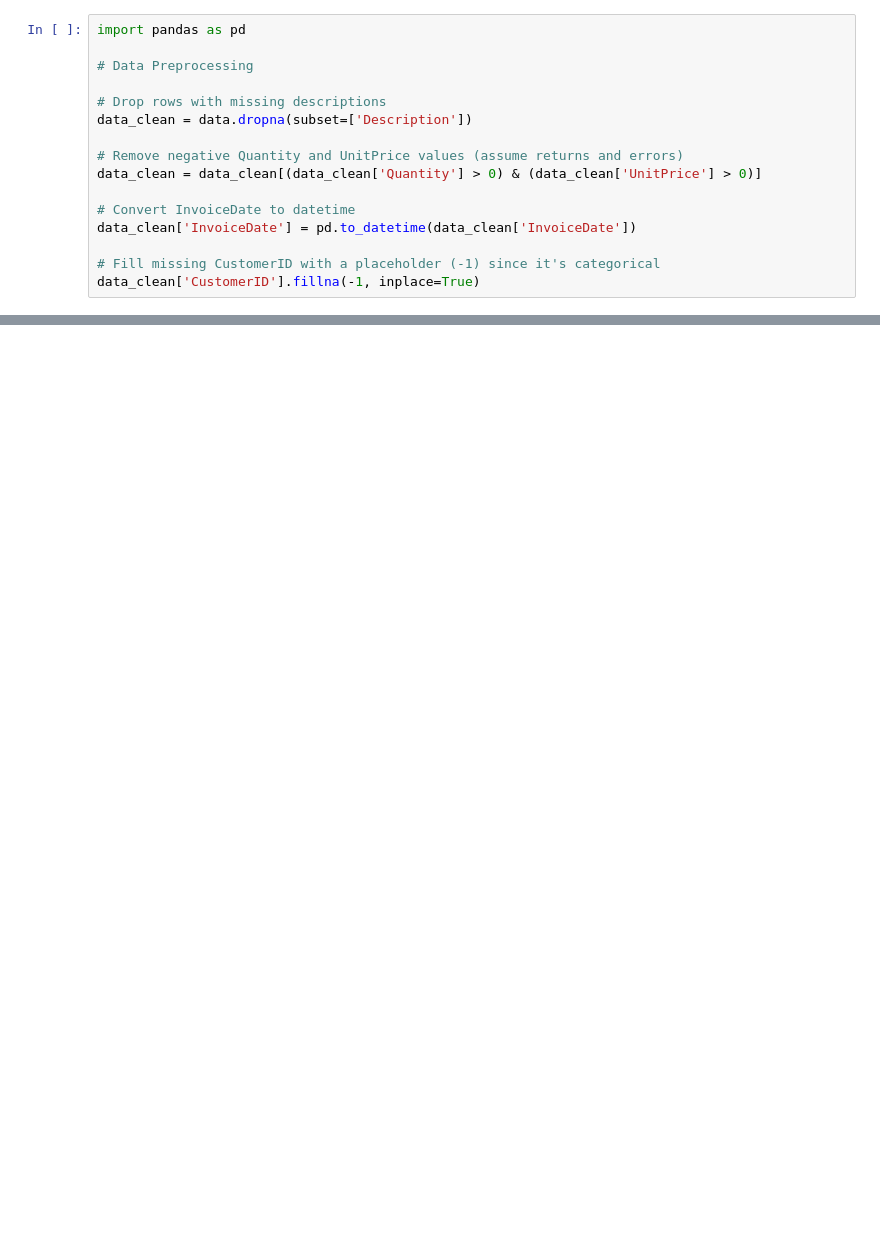
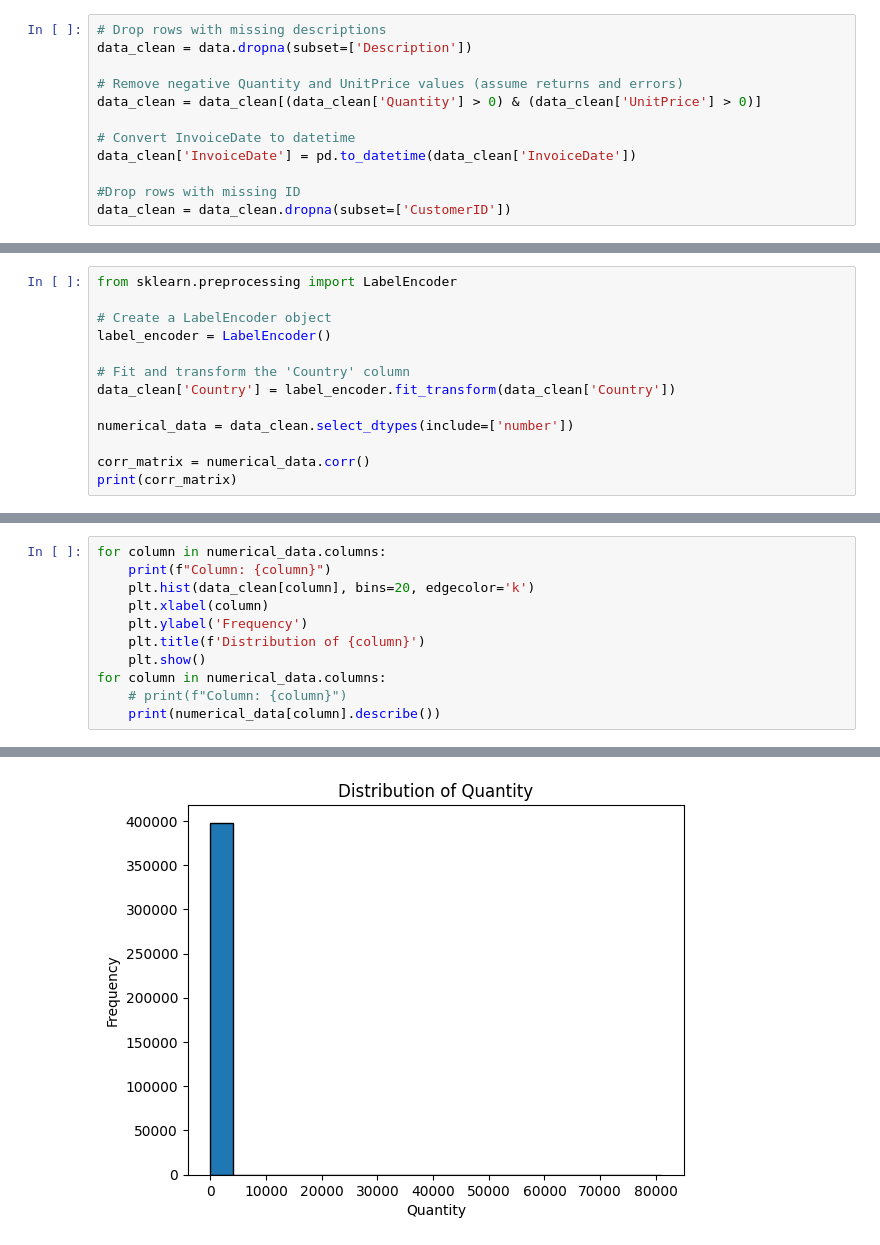
Before and after one commit to ZachUCSD/CSE-150A-Group-Project, a Jupyter notebook: CSE_150A_Group_Project.ipynb, the cells around one changed output, grey strips where cells are left out. Drawn from its saved outputs; the diff is of its cells as text; blank space fills up the shorter version.

```diff
--- a/CSE_150A_Group_Project.ipynb
+++ b/CSE_150A_Group_Project.ipynb
@@ -80,8 +94,4 @@ dtype: bool
 # %%
-import pandas as pd
-
-# Data Preprocessing
-
 # Drop rows with missing descriptions
 data_clean = data.dropna(subset=['Description'])
 
@@ -91,6 +101,6 @@ data_clean = data_clean[(data_clean['Quantity'] > 0) & (data_clean['UnitPrice']
 # Convert InvoiceDate to datetime
 data_clean['InvoiceDate'] = pd.to_datetime(data_clean['InvoiceDate'])
 
-# Fill missing CustomerID with a placeholder (-1) since it's categorical
-data_clean['CustomerID'].fillna(-1, inplace=True)
+#Drop rows with missing ID
+data_clean = data_clean.dropna(subset=['CustomerID'])
 # %% [output]
@@ -102,0 +112,13 @@ For example, when doing 'df[col].method(value, inplace=True)', try using 'df.met
+# %%
+from sklearn.preprocessing import LabelEncoder
+
+# Create a LabelEncoder object
+label_encoder = LabelEncoder()
+
+# Fit and transform the 'Country' column
+data_clean['Country'] = label_encoder.fit_transform(data_clean['Country'])
+
+numerical_data = data_clean.select_dtypes(include=['number'])
+
+corr_matrix = numerical_data.corr()
+print(corr_matrix)
@@ -102,0 +131,12 @@ For example, when doing 'df[col].method(value, inplace=True)', try using 'df.met
+# %%
+for column in numerical_data.columns:
+    print(f"Column: {column}")
+    plt.hist(data_clean[column], bins=20, edgecolor='k')
+    plt.xlabel(column)
+    plt.ylabel('Frequency')
+    plt.title(f'Distribution of {column}')
+    plt.show()
+for column in numerical_data.columns:
+    # print(f"Column: {column}")
+    print(numerical_data[column].describe())
+# %% [output]
@@ -102,0 +144 @@ For example, when doing 'df[col].method(value, inplace=True)', try using 'df.met
+[figure, added]
```
Also changed, not shown: parts of 33 cells of this notebook.
